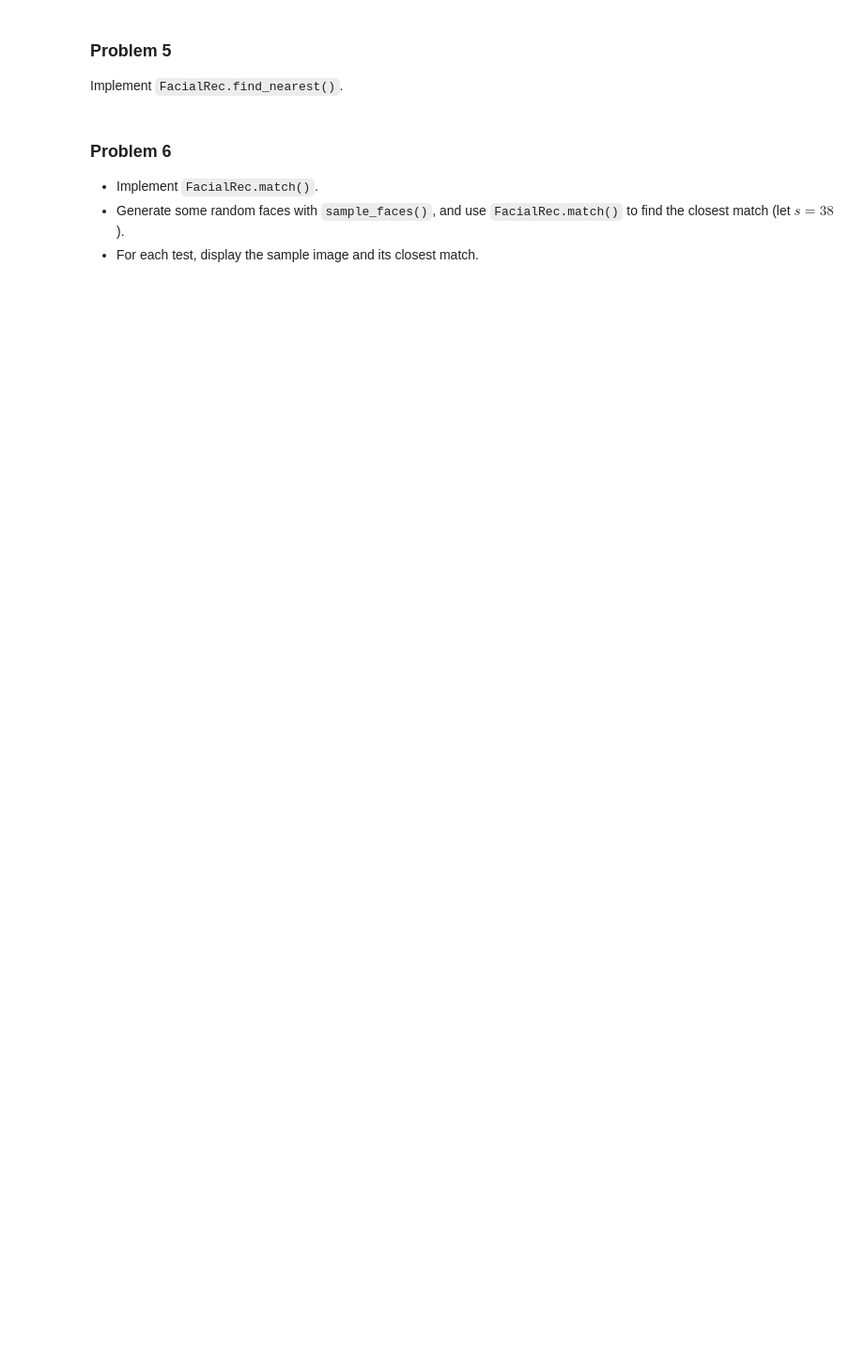
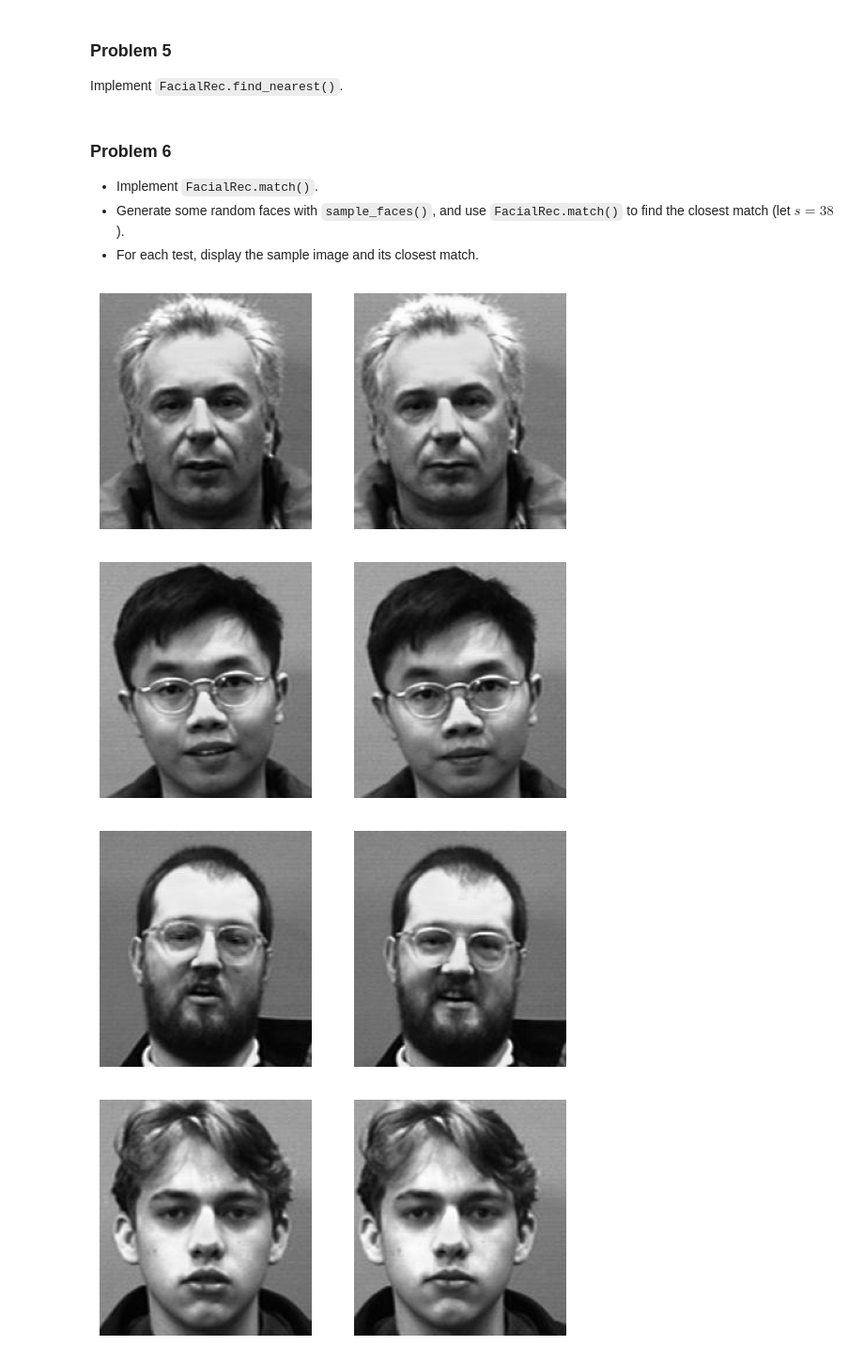
Before and after one commit to waitrevor/ACME_vol_1, a Jupyter notebook: FacialRecognition/facial_recognition.ipynb, the cells around one changed output. Shown at 94% size. Drawn from its saved outputs; the diff is of its cells as text; code cells hidden in the pictures; blank space fills up the shorter version.

```diff
--- a/FacialRecognition/facial_recognition.ipynb
+++ b/FacialRecognition/facial_recognition.ipynb
@@ -215,3 +250,12 @@ Implement `FacialRec.find_nearest()`.
 - Implement `FacialRec.match()`.
 - Generate some random faces with `sample_faces()`, and use `FacialRec.match()` to find the closest match (let $s=38$).
 - For each test, display the sample image and its closest match.
+# %%
+#Finds a random face and finds the match
+for test_image in sample_faces(5):
+    face.match(test_image)
+# %% [output]
+[figure, added]
+[figure, added]
+[figure, added]
+[figure, added]
```
Also changed, not shown: parts of 4 cells of this notebook.
